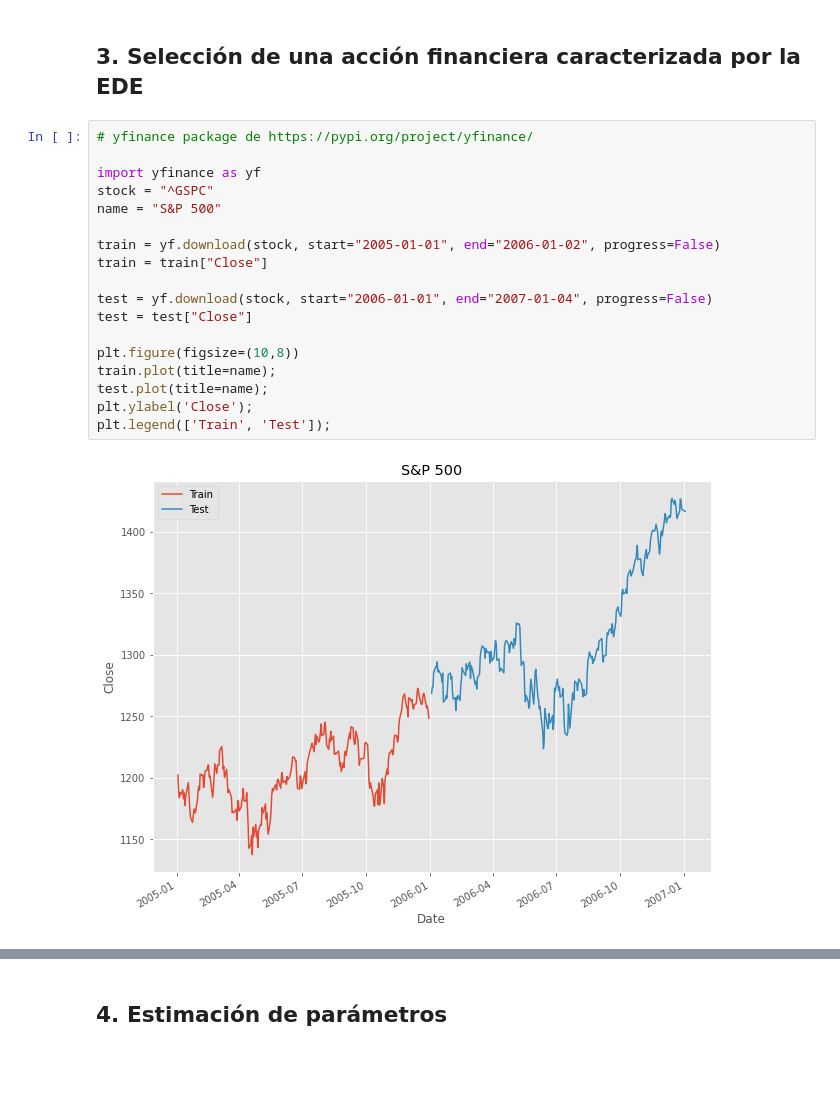
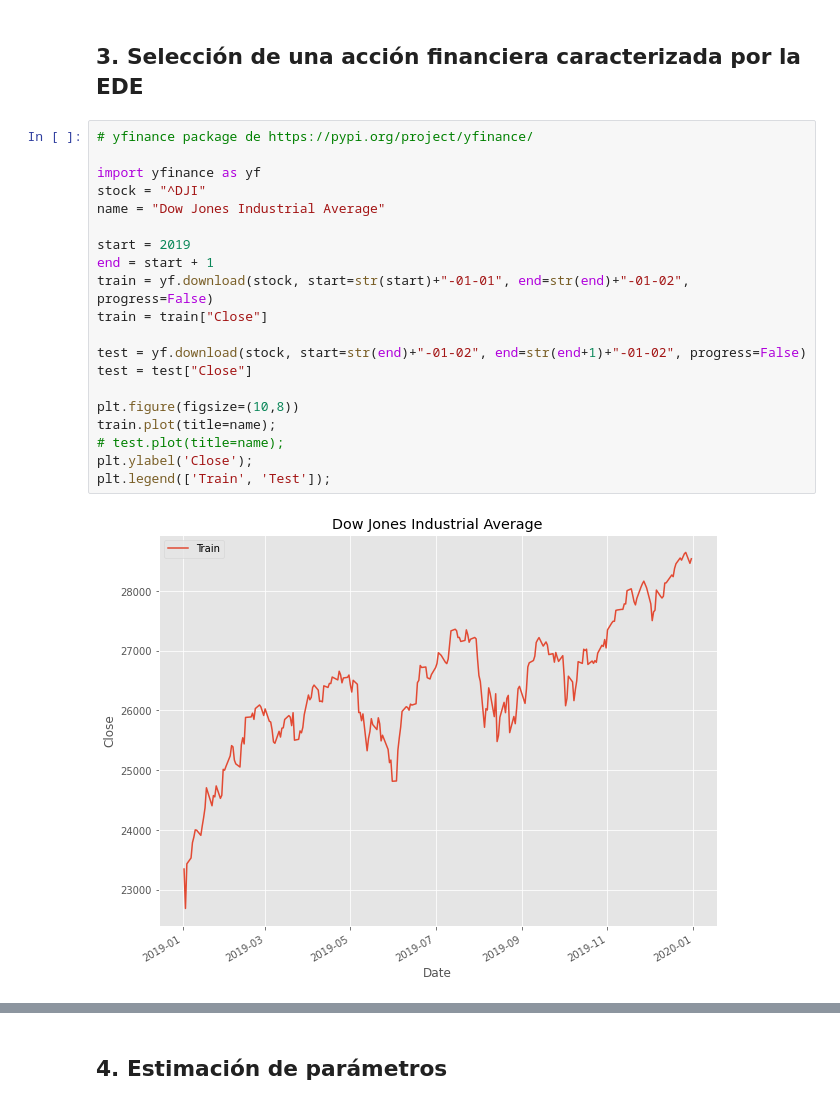
Before and after one commit to scardenol/proc_est2, a Jupyter notebook: P2.ipynb, the cells around one changed output, grey strips where cells are left out. Drawn from its saved outputs; the diff is of its cells as text; blank space fills up the shorter version.

```diff
--- a/P2.ipynb
+++ b/P2.ipynb
@@ -317,23 +317,25 @@ plt.legend(['experimental', 'teórica']);
 # %%
 # yfinance package de https://pypi.org/project/yfinance/
 
 import yfinance as yf
-stock = "^GSPC"
-name = "S&P 500"
+stock = "^DJI"
+name = "Dow Jones Industrial Average"
 
-train = yf.download(stock, start="2005-01-01", end="2006-01-02", progress=False)
+start = 2019
+end = start + 1
+train = yf.download(stock, start=str(start)+"-01-01", end=str(end)+"-01-02", progress=False)
 train = train["Close"]
 
-test = yf.download(stock, start="2006-01-01", end="2007-01-04", progress=False)
+test = yf.download(stock, start=str(end)+"-01-02", end=str(end+1)+"-01-02", progress=False)
 test = test["Close"]
 
 plt.figure(figsize=(10,8))
 train.plot(title=name);
-test.plot(title=name);
+# test.plot(title=name);
 plt.ylabel('Close');
 plt.legend(['Train', 'Test']);
 # %% [output]
-[figure, old version]
+[figure, new version]
 # %%
 # Condiciones a nivel de distribución (test de normalidad)
 data = pd.DataFrame(train)
```
Also changed, not shown: parts of 34 cells of this notebook.
